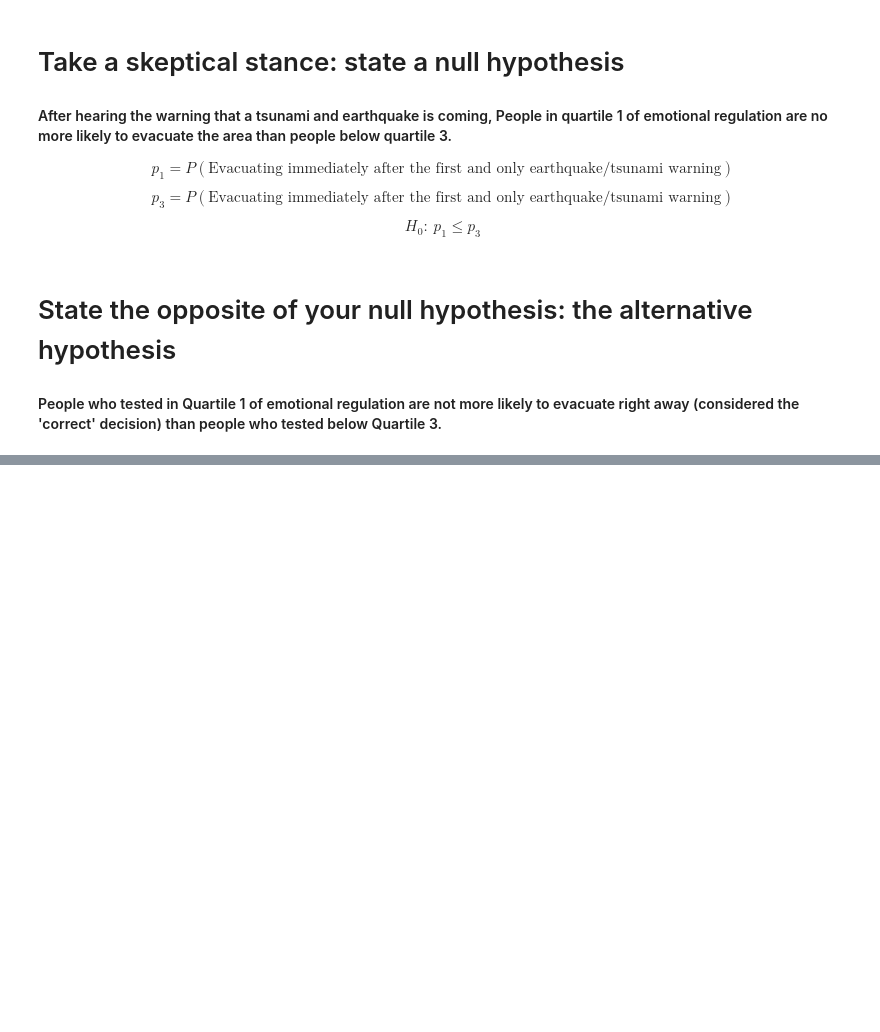
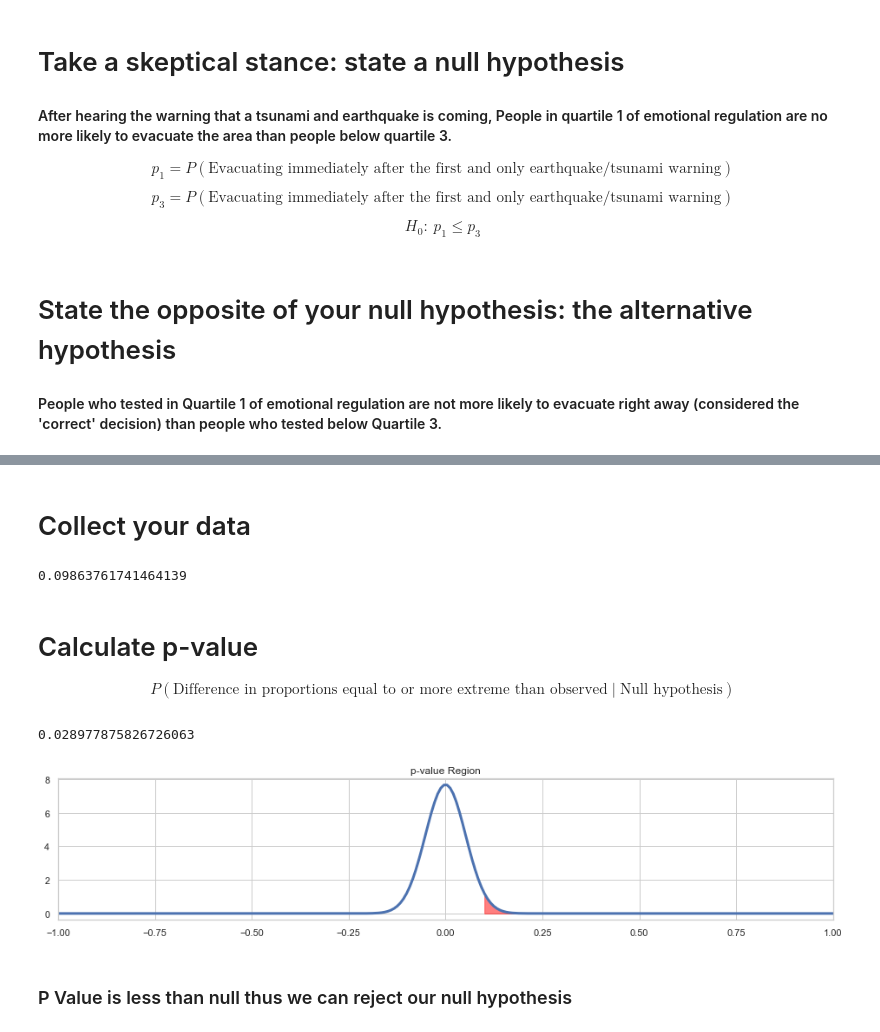
Before and after one commit to josephshanks/JapanEarthquake2011, a Jupyter notebook: S1.ipynb, the cells around one changed output, grey strips where cells are left out. Cells and saved outputs as stored; diff of their text form; code cells hidden in the pictures; blank space fills up the shorter version.

Commit message:
progress on hypothesis test

```diff
--- a/S1.ipynb
+++ b/S1.ipynb
@@ -851,0 +857,40 @@ $$ \text{Frequency that people in the bottom 25 % of emotional regulation evacua
+# %% [markdown]
+# Collect your data
+# %%
+#WHAT IS THE VALUE FOR 8000?????
+
+shared_sample_freq = (185.0 + 180.0) / 657
+#shared_sample_variance = 657 * (shared_sample_freq * (1 - shared_sample_freq)) / 8000
+shared_sample_variance = (((shared_sample_freq * (1 - shared_sample_freq))/185) +(((shared_sample_freq * (1 - shared_sample_freq))/180)))
+difference_in_proportions = stats.norm(0, np.sqrt(shared_sample_variance))
+# %%
+#Difference in SAMPLE PROPORTIONS
+Q1= 185/304
+Q3 = 180/353
+diff_sample = Q1-Q3
+diff_sample
+# %% [output]
+0.09863761741464139
+# %% [markdown]
+# Calculate p-value
+
+$$P(\text{Difference in proportions equal to or more extreme than observed} \mid \text{Null hypothesis}) $$
+# %%
+p_value = 1 - difference_in_proportions.cdf(diff_sample)
+p_value
+# %% [output]
+0.028977875826726063
+# %%
+# p-val region
+fig, ax = plt.subplots(1, figsize=(16, 3))
+
+x = np.linspace(-1, 1, num=250)
+ax.plot(x, difference_in_proportions.pdf(x), linewidth=3)
+ax.fill_between(x, difference_in_proportions.pdf(x), where=(x >= diff_sample),
+                color="red", alpha=0.5)
+ax.set_xlim(-1, 1)
+ax.set_title("p-value Region");
+# %% [output]
+[figure, added]
+# %% [markdown]
+### P Value is less than null thus we can reject our null hypothesis
```
Also changed, not shown: parts of 12 cells of this notebook.
